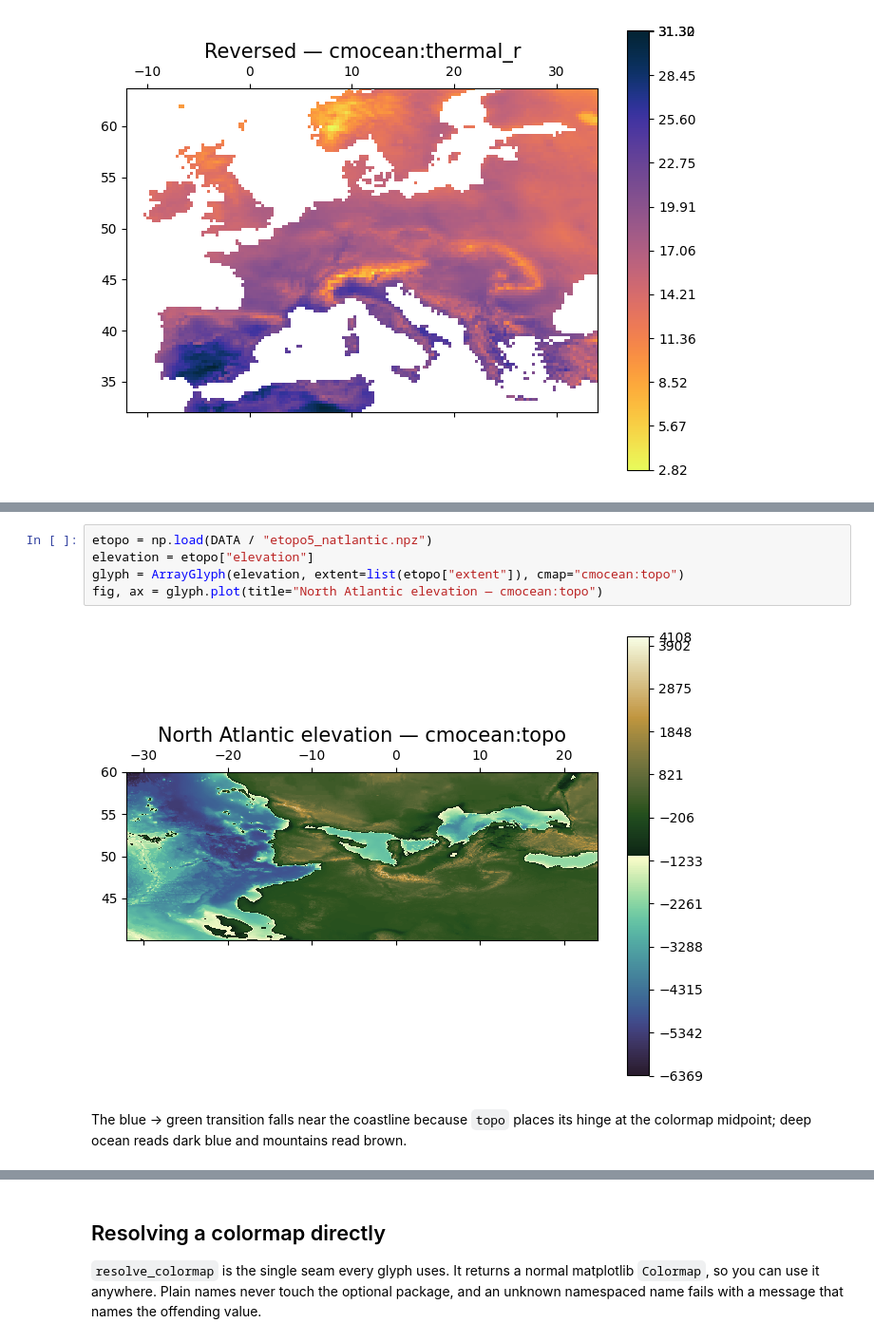
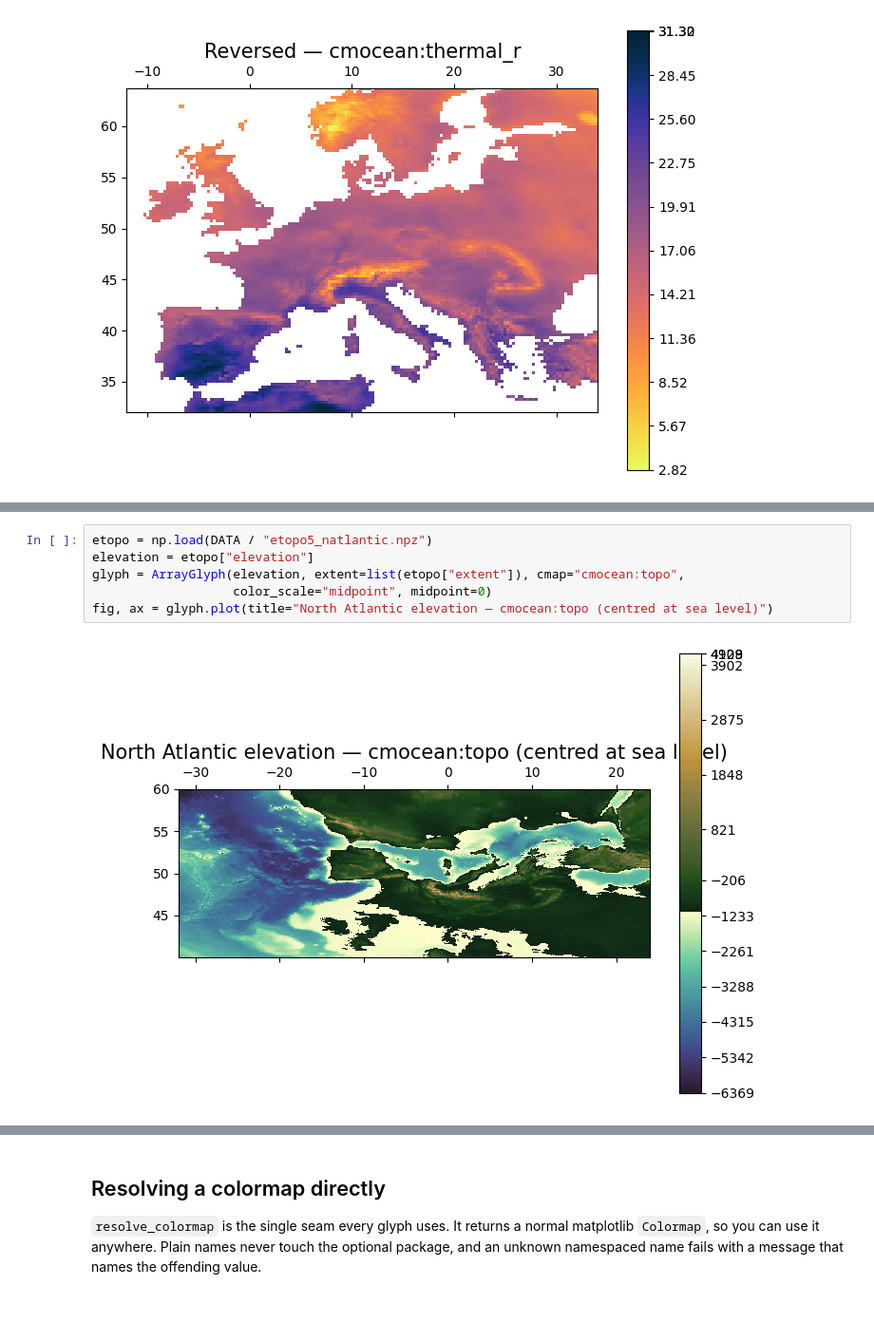
Before and after one commit to serapeum-org/cleopatra, a Jupyter notebook: docs/notebooks/scientific_colormaps/scientific_colormaps_examples.ipynb, the cells around one changed output, grey strips where cells are left out. Shown at 95% size. Saved outputs shown, nothing was run; the diff lists cells and outputs as text; blank space fills up the shorter version.

```diff
--- a/docs/notebooks/scientific_colormaps/scientific_colormaps_examples.ipynb
+++ b/docs/notebooks/scientific_colormaps/scientific_colormaps_examples.ipynb
@@ -95,9 +95,8 @@ cmocean's `topo` is built for elevation that spans below and above sea level: bl
 # %%
 etopo = np.load(DATA / "etopo5_natlantic.npz")
 elevation = etopo["elevation"]
-glyph = ArrayGlyph(elevation, extent=list(etopo["extent"]), cmap="cmocean:topo")
-fig, ax = glyph.plot(title="North Atlantic elevation — cmocean:topo")
+glyph = ArrayGlyph(elevation, extent=list(etopo["extent"]), cmap="cmocean:topo",
+                   color_scale="midpoint", midpoint=0)
+fig, ax = glyph.plot(title="North Atlantic elevation — cmocean:topo (centred at sea level)")
 # %% [output]
-[figure, old version]
+[figure, new version]
-# %% [markdown]
-The blue → green transition falls near the coastline because `topo` places its hinge at the colormap midpoint; deep ocean reads dark blue and mountains read brown.
```
Also changed, not shown: parts of 3 cells of this notebook.
